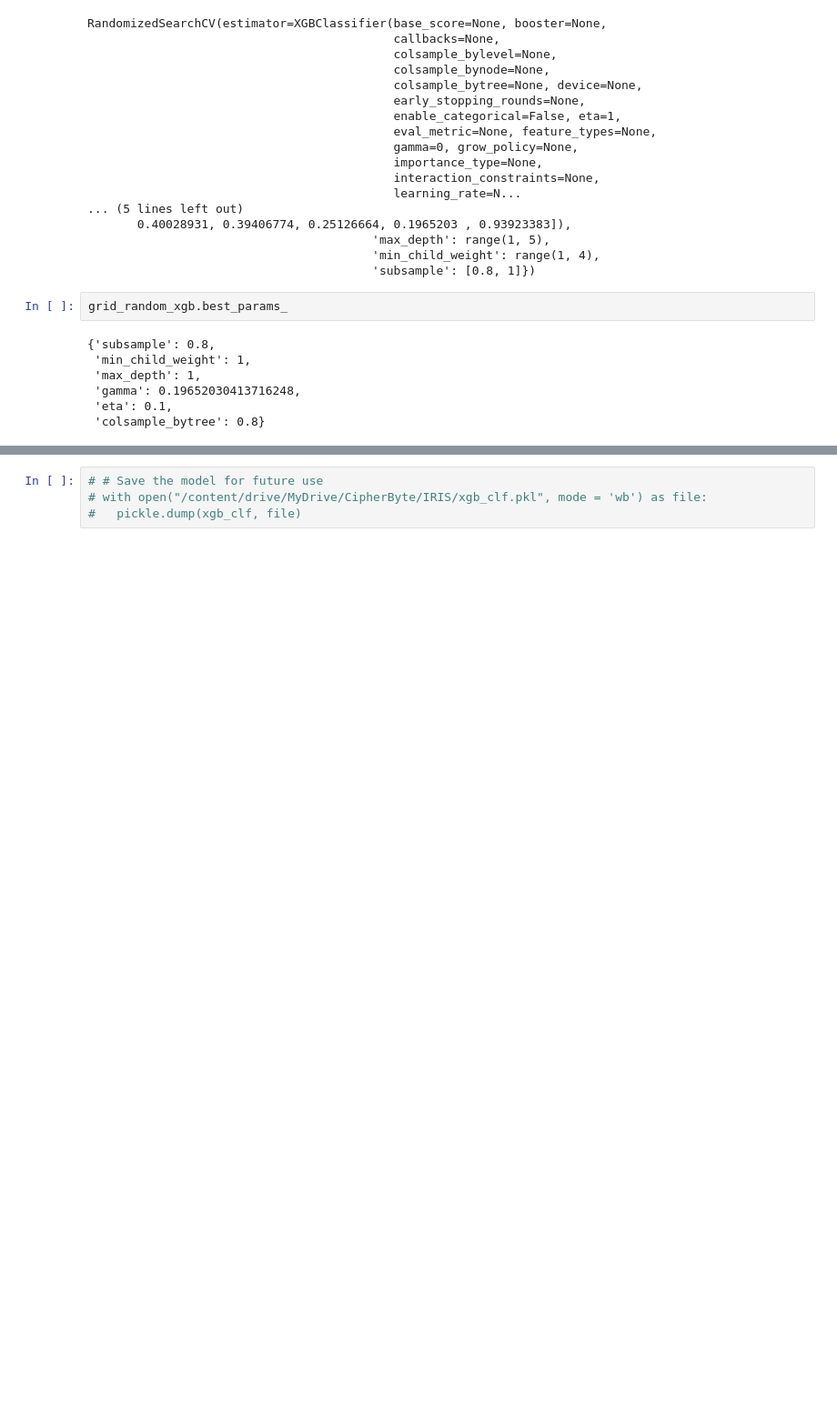
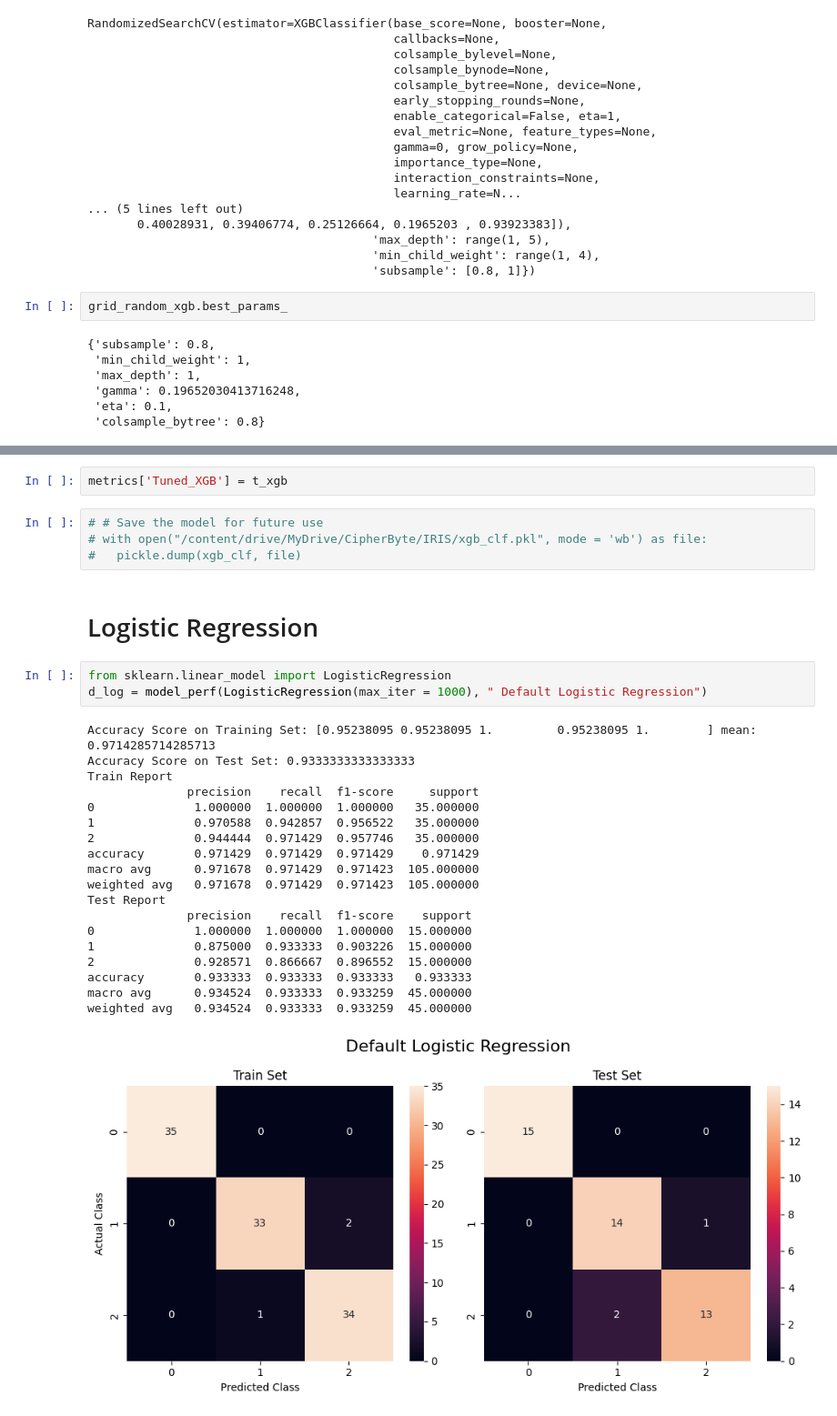
Before and after one commit to Manan-Parakh/CBTCIP-, a Jupyter notebook: IRIS/Iris_Flower_Classification.ipynb, the cells around one changed output, grey strips where cells are left out. Shown at 91% size. Saved outputs shown, nothing was run; the diff lists cells and outputs as text; blank space fills up the shorter version.

```diff
--- a/IRIS/Iris_Flower_Classification.ipynb
+++ b/IRIS/Iris_Flower_Classification.ipynb
@@ -576,7 +607,34 @@ accuracy       0.955556  0.955556  0.955556   0.955556
 macro avg      0.955556  0.955556  0.955556  45.000000
 weighted avg   0.955556  0.955556  0.955556  45.000000
 [figure]
+# %%
+metrics['Tuned_XGB'] = t_xgb
 # %%
 # # Save the model for future use
 # with open("/content/drive/MyDrive/CipherByte/IRIS/xgb_clf.pkl", mode = 'wb') as file:
 #   pickle.dump(xgb_clf, file)
+# %% [markdown]
+# Logistic Regression
+# %%
+from sklearn.linear_model import LogisticRegression
+d_log = model_perf(LogisticRegression(max_iter = 1000), " Default Logistic Regression")
+# %% [output]
+Accuracy Score on Training Set: [0.95238095 0.95238095 1.         0.95238095 1.        ] mean: 0.9714285714285713
+Accuracy Score on Test Set: 0.9333333333333333
+Train Report
+              precision    recall  f1-score     support
+0              1.000000  1.000000  1.000000   35.000000
+1              0.970588  0.942857  0.956522   35.000000
+2              0.944444  0.971429  0.957746   35.000000
+accuracy       0.971429  0.971429  0.971429    0.971429
+macro avg      0.971678  0.971429  0.971423  105.000000
+weighted avg   0.971678  0.971429  0.971423  105.000000
+Test Report
+              precision    recall  f1-score    support
+0              1.000000  1.000000  1.000000  15.000000
+1              0.875000  0.933333  0.903226  15.000000
+2              0.928571  0.866667  0.896552  15.000000
+accuracy       0.933333  0.933333  0.933333   0.933333
+macro avg      0.934524  0.933333  0.933259  45.000000
+weighted avg   0.934524  0.933333  0.933259  45.000000
+[figure, added]
```
Also changed, not shown: parts of 30 cells of this notebook.
